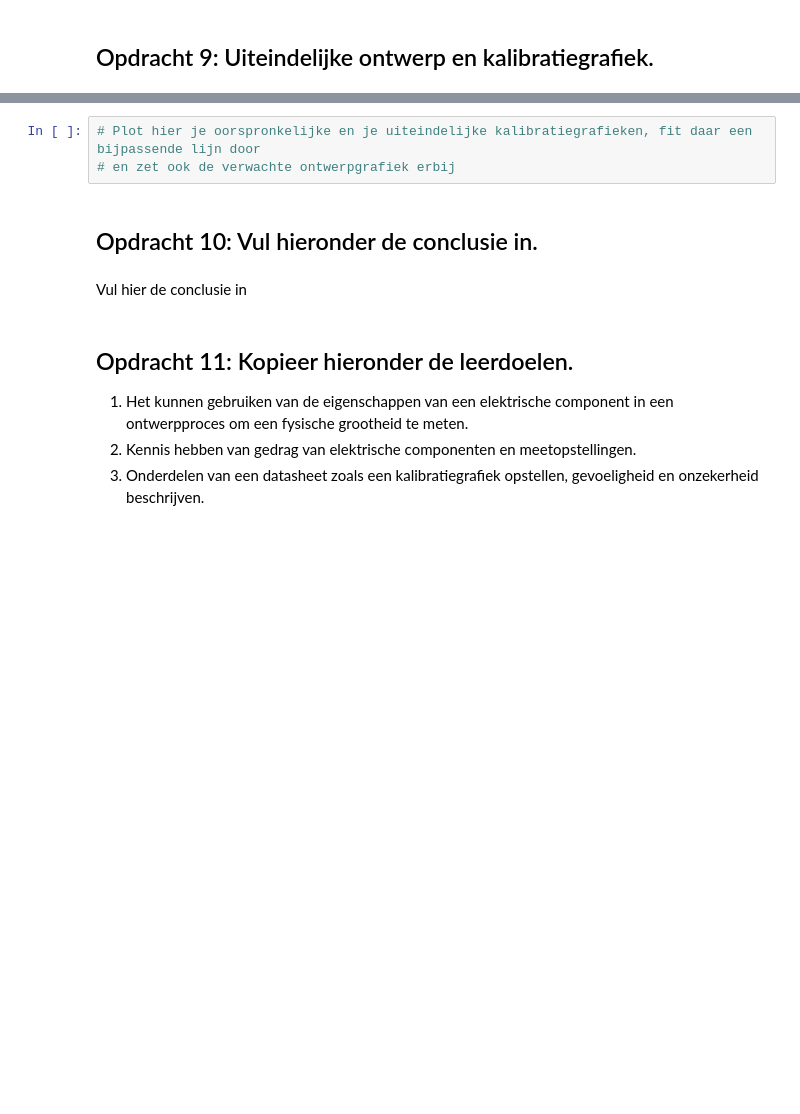
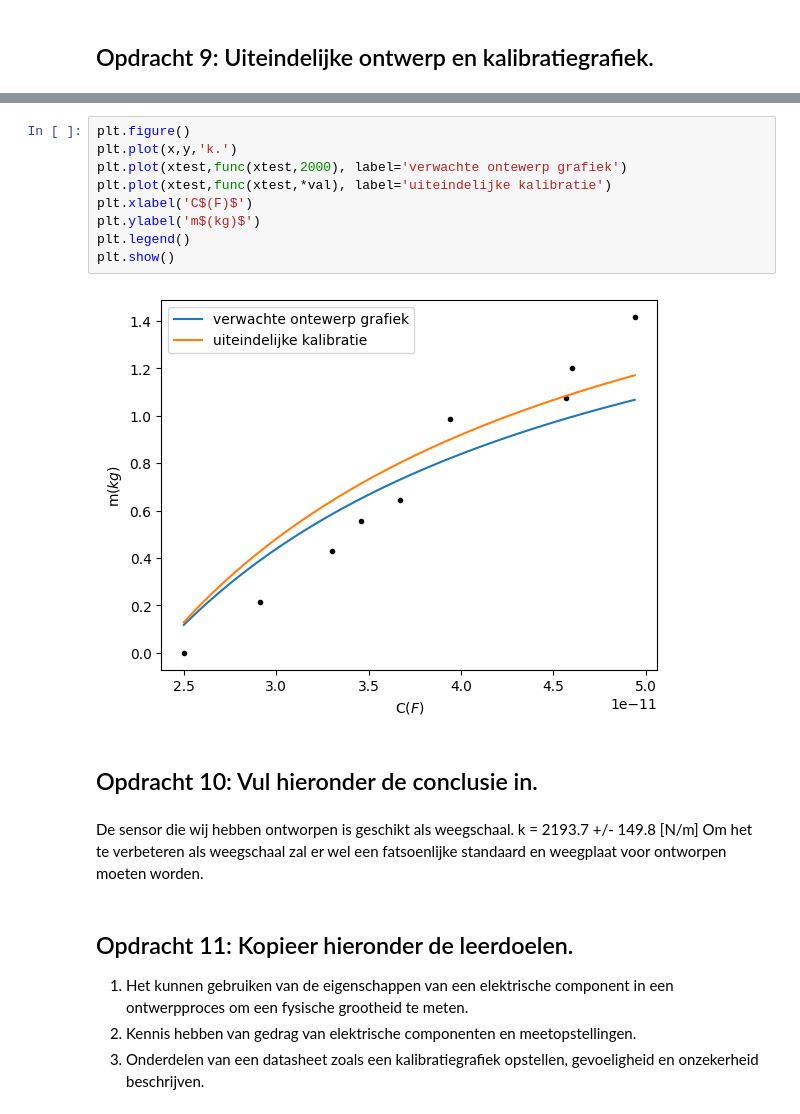
Before and after one commit to sirk3210/porkrepo, a Jupyter notebook: FysiekeOntwerpopdrachten/2OntwerpEenSensorCondensator/DEFOntwerpopdracht2OntwerpEenSensorInvulTemplate.ipynb, the cells around one changed output, grey strips where cells are left out. Drawn from its saved outputs; the diff is of its cells as text; blank space fills up the shorter version.

```diff
--- a/FysiekeOntwerpopdrachten/2OntwerpEenSensorCondensator/DEFOntwerpopdracht2OntwerpEenSensorInvulTemplate.ipynb
+++ b/FysiekeOntwerpopdrachten/2OntwerpEenSensorCondensator/DEFOntwerpopdracht2OntwerpEenSensorInvulTemplate.ipynb
@@ -113,10 +180,18 @@ Onze sensor kan nog verbetered worden door de volgende verbeteringen (minimaal 2
-# %%
-# Plot hier je oorspronkelijke en je uiteindelijke kalibratiegrafieken, fit daar een bijpassende lijn door
-# en zet ook de verwachte ontwerpgrafiek erbij
+# %%
+plt.figure()
+plt.plot(x,y,'k.')
+plt.plot(xtest,func(xtest,2000), label='verwachte ontewerp grafiek')
+plt.plot(xtest,func(xtest,*val), label='uiteindelijke kalibratie')
+plt.xlabel('C$(F)$')
+plt.ylabel('m$(kg)$')
+plt.legend()
+plt.show()
+# %% [output]
+[figure, added]
 # %% [markdown]
 ## Opdracht 10: Vul hieronder de conclusie in.
-# %% [markdown]
-Vul hier de conclusie in
+# %% [markdown]
+De sensor die wij hebben ontworpen is geschikt als weegschaal. k = 2193.7 +/- 149.8 [N/m] Om het te verbeteren als weegschaal zal er wel een fatsoenlijke standaard en weegplaat voor ontworpen moeten worden.
 # %% [markdown]
 ## Opdracht 11: Kopieer hieronder de leerdoelen.
 1. Het kunnen gebruiken van de eigenschappen van een elektrische component in een ontwerpproces om een fysische grootheid te meten.
```
Also changed, not shown: parts of 23 cells of this notebook, 13 other files.
